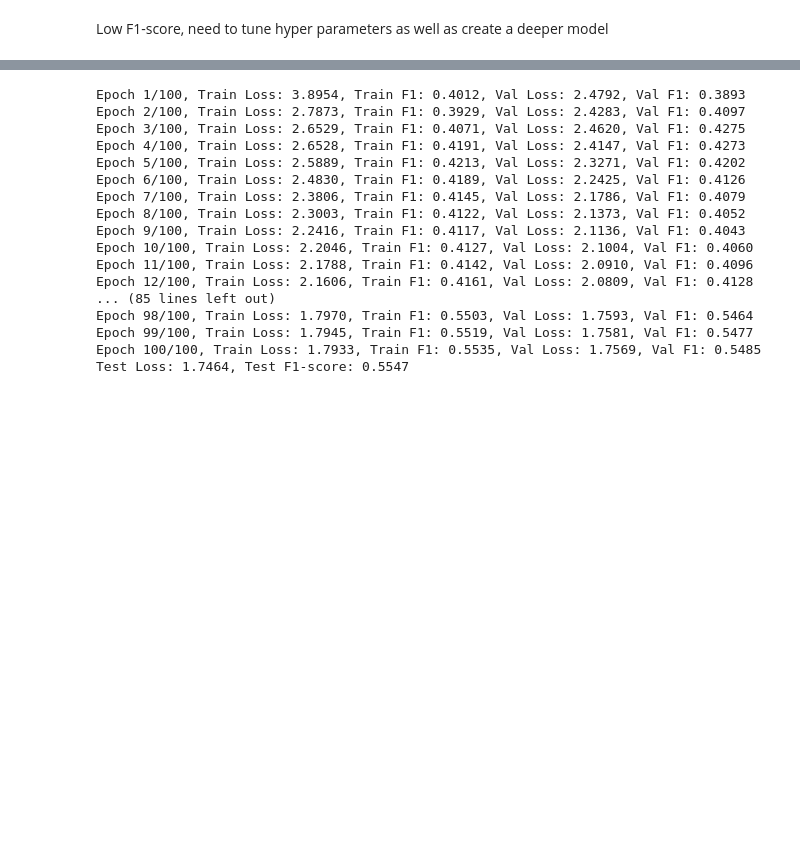
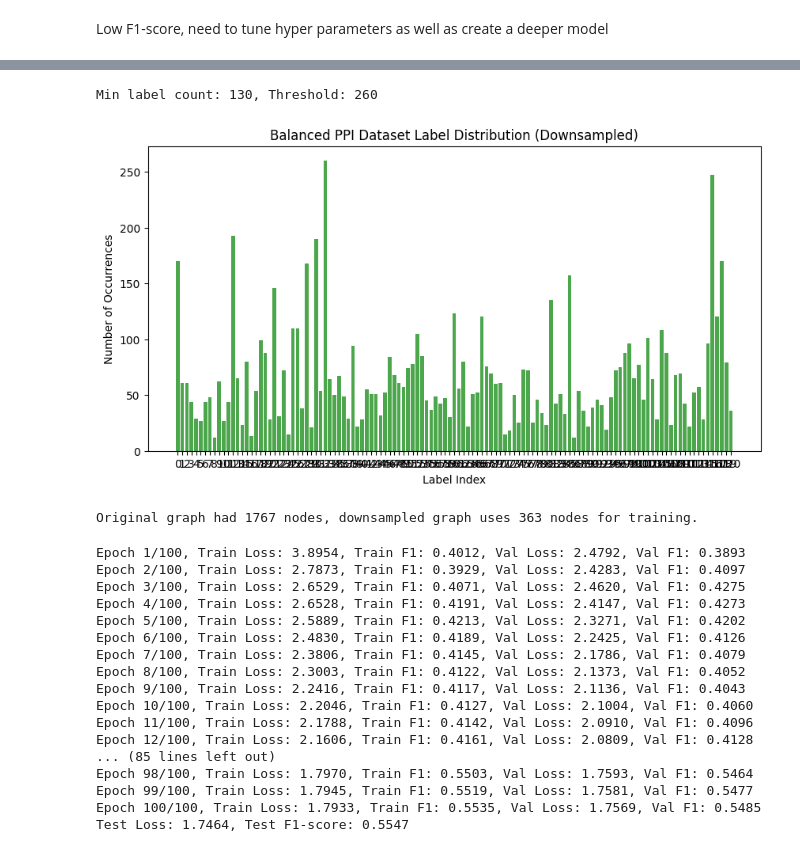
Before and after one commit to isaacbilsel/GNN-Proteins, a Jupyter notebook: Test1BigDataProject.ipynb, the cells around one changed output, grey strips where cells are left out. Cells and saved outputs as stored; diff of their text form; code cells hidden in the pictures; blank space fills up the shorter version.

```diff
--- a/Test1BigDataProject.ipynb
+++ b/Test1BigDataProject.ipynb
@@ -239,3 +315,69 @@ plt.show()
+# %%
+
+# Extract labels
+labels = g.ndata["label"].clone()  # Clone to prevent modifying the original tensor
+
+# Step 1: Compute initial label counts
+label_counts = labels.sum(dim=0).numpy()
+min_label_count = int(label_counts.min())  # Smallest label count
+threshold = 2 * min_label_count  # Set threshold
+
+print(f"Min label count: {min_label_count}, Threshold: {threshold}")
+
+# Step 2: Iteratively downsample overrepresented labels
+keep_mask = torch.ones(g.num_nodes(), dtype=torch.bool)  # Start with all nodes
+
+while True:
+    label_counts = labels[keep_mask].sum(dim=0).numpy()  # Recompute label counts
+    max_label_count = int(label_counts.max())  # Max occurrences in updated dataset
+
+    if max_label_count <= threshold:
+        break  # Stop if all labels are within threshold
+
+    # Iterate through labels and remove overrepresented nodes
+    for label_idx in range(labels.shape[1]):
+        if label_counts[label_idx] > threshold:
+            # Identify nodes with this label
+            label_mask = labels[:, label_idx] > 0  # Boolean mask for nodes with this label
+            valid_nodes_mask = label_mask & keep_mask  # Apply the keep_mask
+
+            # Get indices of nodes that we are allowed to remove
+            node_indices = torch.nonzero(valid_nodes_mask, as_tuple=True)[0].tolist()
+
+
+            # **** FIX THIS: nodes shouldn't be removed if they reduce the min_label_count ****
+
+            if node_indices:  # If there are nodes to remove
+                # Prevent removing nodes if it would cause min_label_count to decrease
+                for node_idx in node_indices:
+                    # Check how many times the label occurs after this node is removed
+                    potential_new_label_counts = label_counts.copy()
+                    potential_new_label_counts[label_idx] -= 1
+                    if potential_new_label_counts[label_idx] >= min_label_count:
+                        keep_mask[node_idx] = False  # Mark node for removal
+                        label_counts = potential_new_label_counts  # Update counts after removal
+                        break  # Remove only one node at a time
+
+# Step 3: Check final label distribution
+final_label_counts = labels[keep_mask].sum(dim=0).numpy()
+
+# Plot new label distribution
+plt.figure(figsize=(10, 5))
+plt.bar(range(len(final_label_counts)), final_label_counts, color="green", alpha=0.7)
+plt.xlabel("Label Index")
+plt.ylabel("Number of Occurrences")
+plt.title("Balanced PPI Dataset Label Distribution (Downsampled)")
+plt.xticks(range(len(final_label_counts)))
+plt.show()
+
+print(f"Original graph had {g.num_nodes()} nodes, downsampled graph uses {keep_mask.sum().item()} nodes for training.")
+
+# Save the final mask for training
+g.ndata["train_mask"] = keep_mask  # Apply to the original graph
+# %% [output]
+Min label count: 130, Threshold: 260
+[figure, added]
+Original graph had 1767 nodes, downsampled graph uses 363 nodes for training.
 # %%
 import torch
 import matplotlib.pyplot as plt
```
Also changed, not shown: parts of 5 cells of this notebook.
